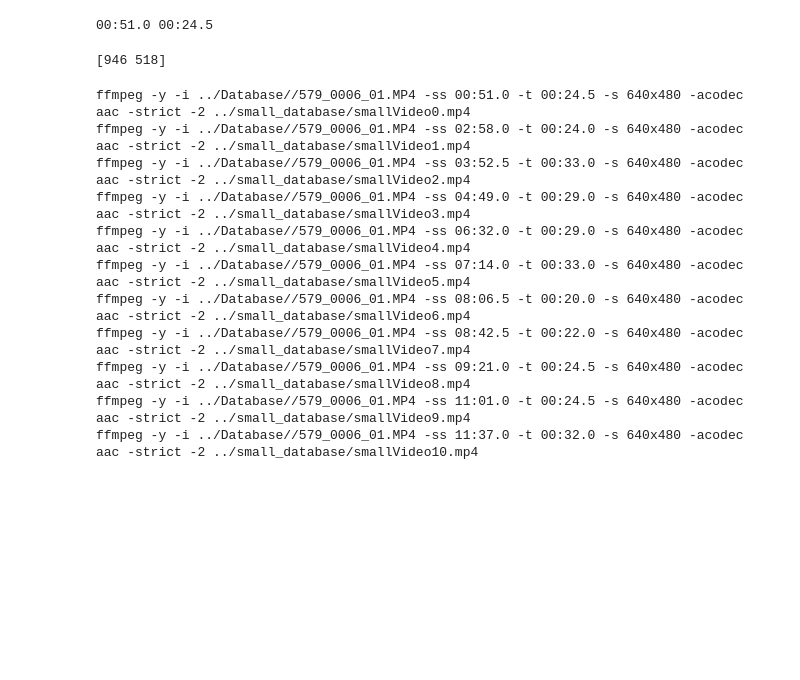
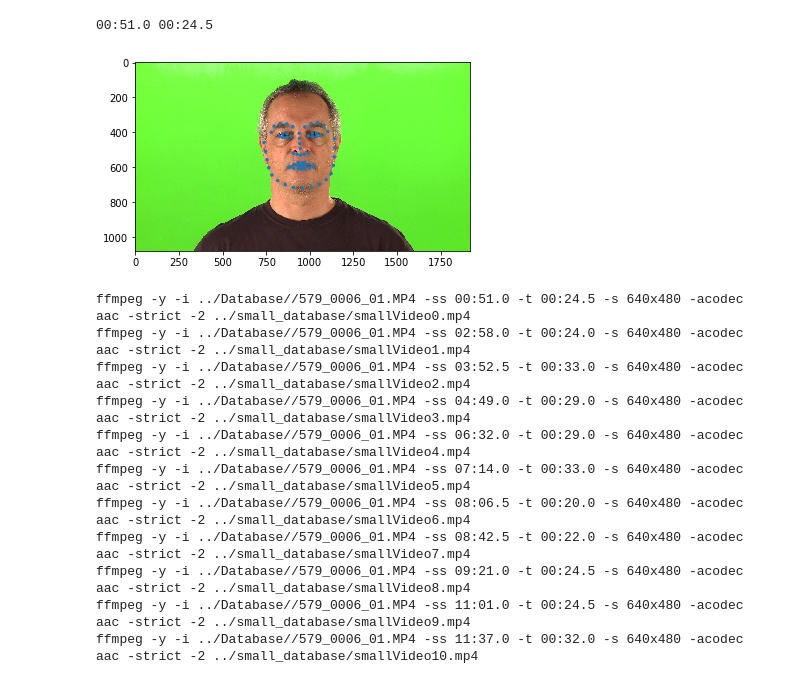
Before and after one commit to Deangelogn/vLib, a Jupyter notebook: vLib_Debbug.ipynb, the cells around one changed output. Drawn from its saved outputs; the diff is of its cells as text; code cells hidden in the pictures; blank space fills up the shorter version.

```diff
--- a/vLib_Debbug.ipynb
+++ b/vLib_Debbug.ipynb
@@ -180,7 +180,7 @@ def splitVideo(filename, numberOfParts=1, start=None, duration=None, mono=True,
     videoChunks = splitList(frames, numberOfBlocks, overlapping)
     return videoChunks, audioChunks
 
-video, audio = splitVideo("../Database/579_0006_01.MP4", start=start,duration=duration, numberOfBlocks=50,overlapping=0.4)
+video, audio = splitVideo("../simple_database/BigVideo0.mp4", numberOfBlocks=50,overlapping=0.4)
 # %%
 filename2 = df['File'][35]
 start2 = df['Time_start'][35]
@@ -230,7 +230,8 @@ def getFaceLandmarks(image, plot=False, array=True):
     grayImage = rgb2gray(image)
     faceLocation = getFace(grayImage)
 
-    predictor = dlib.shape_predictor('/home/paula/Desktop/Personality_recognition/shape_predictor_68_face_landmarks.dat')
+    predictor = dlib.shape_predictor('/home/eu//Desktop/Personality_recognition/shape_predictor_68_face_landmarks.dat')
+    #predictor = dlib.shape_predictor('/home/paula/Desktop/Personality_recognition/shape_predictor_68_face_landmarks.dat')
 
     for region in faceLocation:
         landmarks = predictor(grayImage, region)
@@ -252,7 +253,7 @@ def getFaceLandmarks(image, plot=False, array=True):
     else:
         return landmarks
 
-def plotFaceLandMarks(image, faceLandmarks):
+def plotFaceLandMarks(image, faceLandmarks, extraPoints=None):
     import matplotlib.pyplot as plt
     import matplotlib.patches as patches
     fig, ax = plt.subplots(1)
@@ -260,7 +261,9 @@ def plotFaceLandMarks(image, faceLandmarks):
     for i in range (faceLandmarks.shape[0]):
         dots = patches.Circle( faceLandmarks[i,:] , 10)
         ax.add_patch(dots)
-    plt.show()
+
+    #if extra
+    #plt.show()
 
 def splitShapes(faceLandmarks):
 
@@ -320,10 +323,14 @@ def derivateFaces(videoChunks):
     derivatedFaces = meanFaces[2:,:] - meanFaces[:-2,:]
     return derivatedFaces
 
-#fl = getFaceLandmarks(video[0][0])
-print(getCentreOfGravity(fl))
+fl = getFaceLandmarks(video[0][0])
+cog = getCentreOfGravity(fl)
-# %% [output]
-[946 518]
+# %%
+#print(fl)
+#print(cog)
+plotFaceLandMarks(video[0][0], fl)
+# %% [output]
+[figure, added]
 # %%
 print(faceVariations)
 # %%
```
